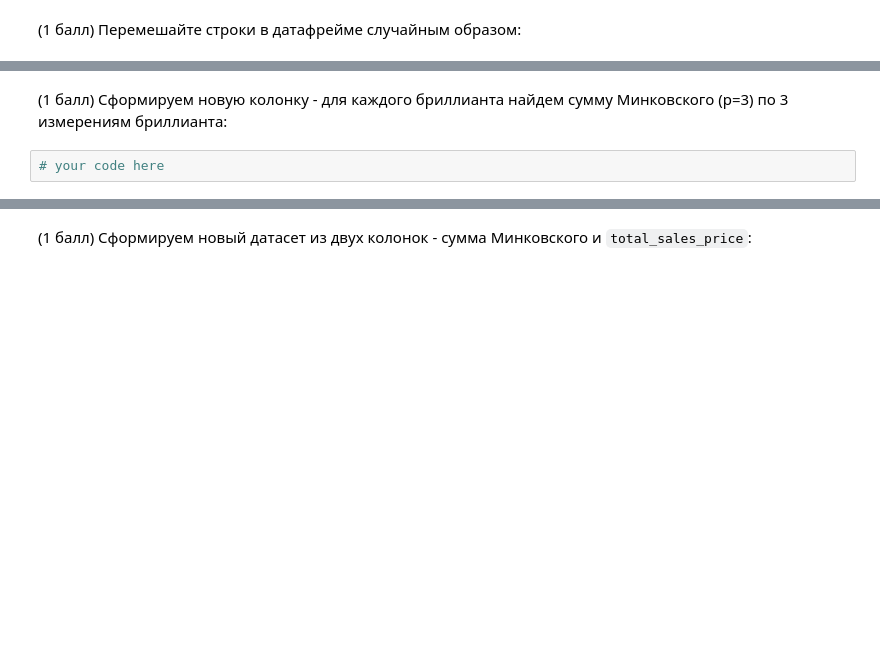
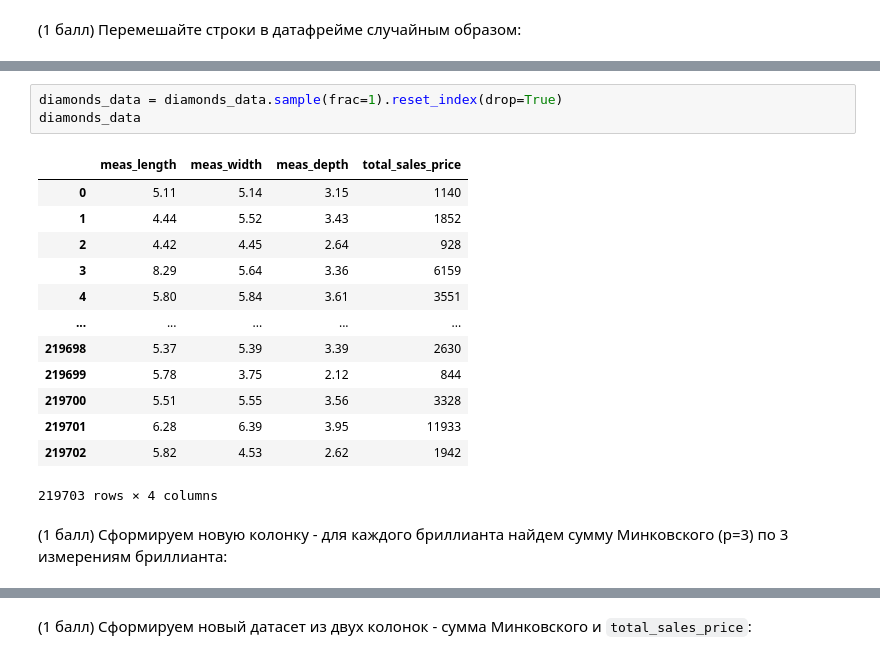
Before and after one commit to DavydenkoGr/Lab-Work, a Jupyter notebook: lab_work.ipynb, the cells around one changed output, grey strips where cells are left out. Saved outputs shown, nothing was run; the diff lists cells and outputs as text; blank space fills up the shorter version.

```diff
--- a/lab_work.ipynb
+++ b/lab_work.ipynb
@@ -455,4 +468,19 @@ diagram
+# %%
+diamonds_data = diamonds_data.sample(frac=1).reset_index(drop=True)
+diamonds_data
+# %% [output]
+|  | meas_length | meas_width | meas_depth | total_sales_price |
+| 0 | 5.11 | 5.14 | 3.15 | 1140 |
+| 1 | 4.44 | 5.52 | 3.43 | 1852 |
+| 2 | 4.42 | 4.45 | 2.64 | 928 |
+| 3 | 8.29 | 5.64 | 3.36 | 6159 |
+| 4 | 5.80 | 5.84 | 3.61 | 3551 |
+| ... | ... | ... | ... | ... |
+| 219698 | 5.37 | 5.39 | 3.39 | 2630 |
+| 219699 | 5.78 | 3.75 | 2.12 | 844 |
+| 219700 | 5.51 | 5.55 | 3.56 | 3328 |
+| 219701 | 6.28 | 6.39 | 3.95 | 11933 |
+| 219702 | 5.82 | 4.53 | 2.62 | 1942 |
+219703 rows × 4 columns
 # %% [markdown]
 (1 балл) Сформируем новую колонку - для каждого бриллианта найдем сумму Минковского (p=3) по 3 измерениям бриллианта:
-# %%
-# your code here
```
Also changed, not shown: parts of 8 cells of this notebook.
